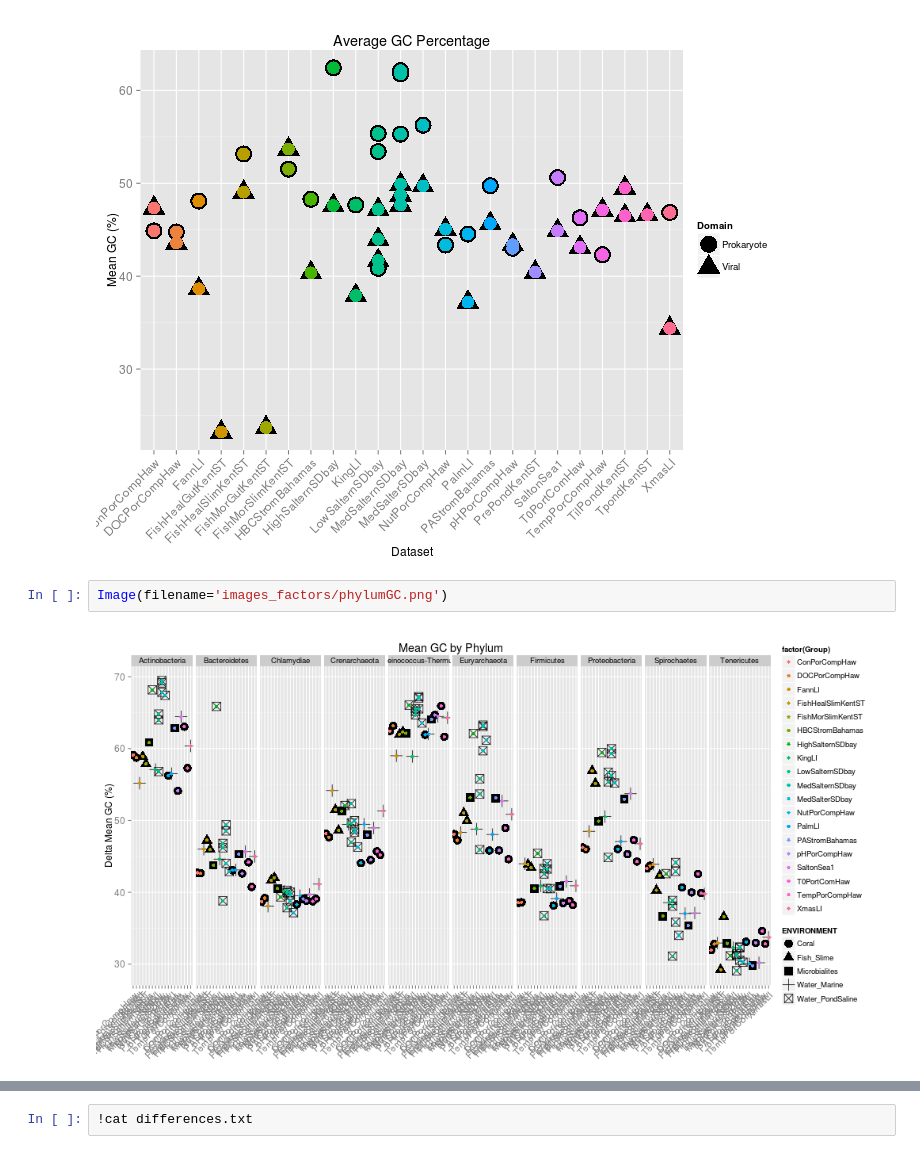
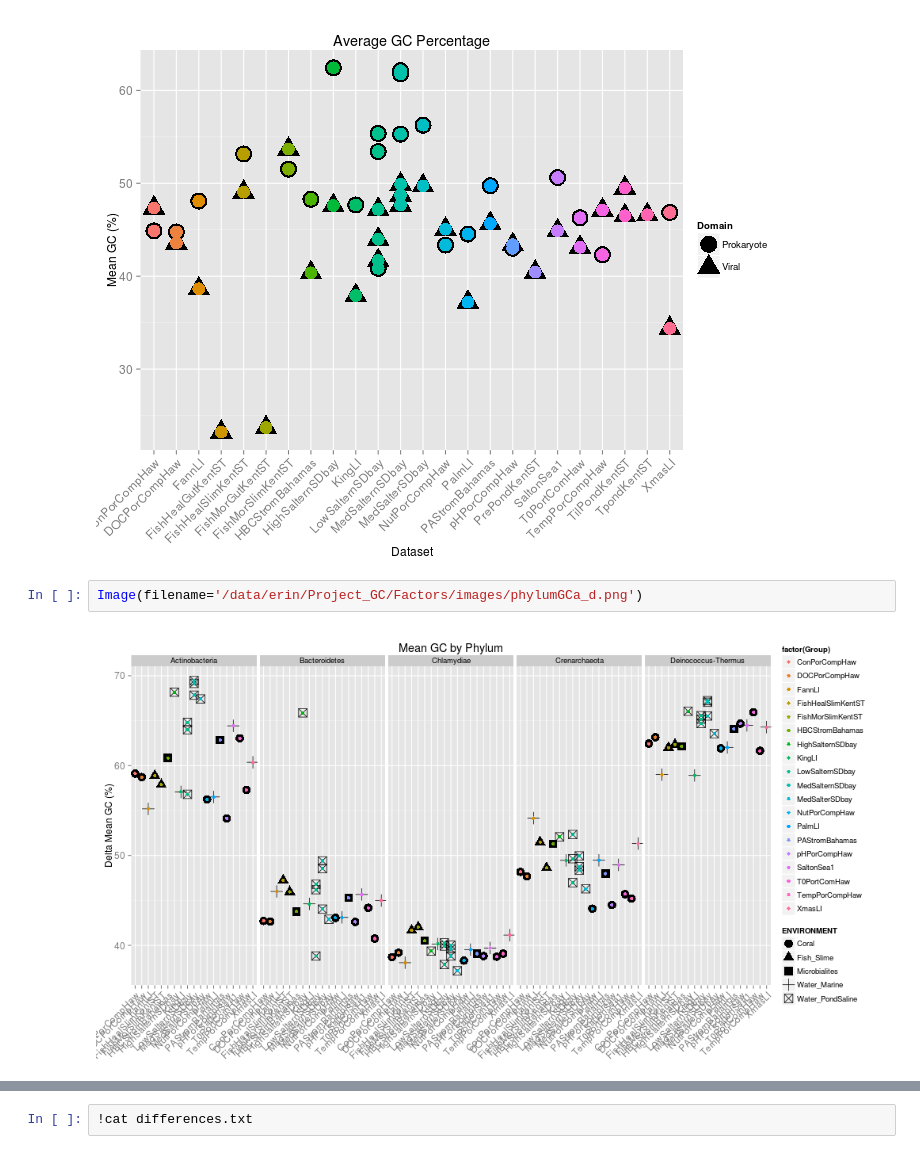
Before and after one commit to errcricket/GCProject_Output, a Jupyter notebook: GC_Factors.ipynb, the cells around one changed output, grey strips where cells are left out. Saved outputs shown, nothing was run; the diff lists cells and outputs as text.

Commit message:
updating data

```diff
--- a/GC_Factors.ipynb
+++ b/GC_Factors.ipynb
@@ -10,7 +10,7 @@ Image(filename='images_factors/PV_differences.png')
 Image(filename='images_factors/PV_mean.png') #note the pairing (triangle/circle on same x. Not all samples have pairs.
 # %% [output]
 [figure]
-# %%
-Image(filename='images_factors/phylumGC.png')
-# %% [output]
-[figure, removed]
+# %%
+Image(filename='/data/erin/Project_GC/Factors/images/phylumGCa_d.png')
+# %% [output]
+[figure, added]
```
Also changed, not shown: parts of 1 cell of this notebook.
